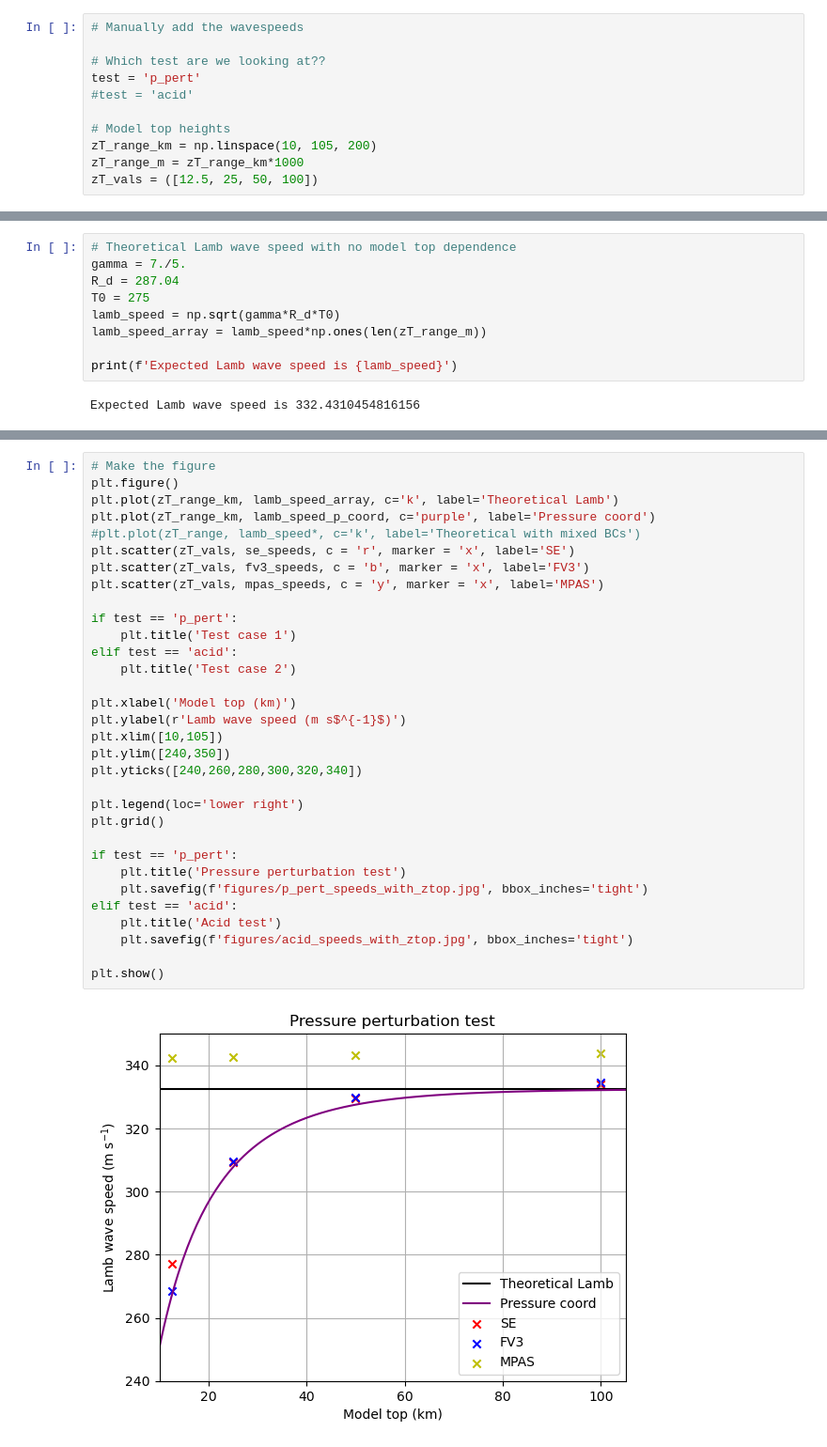
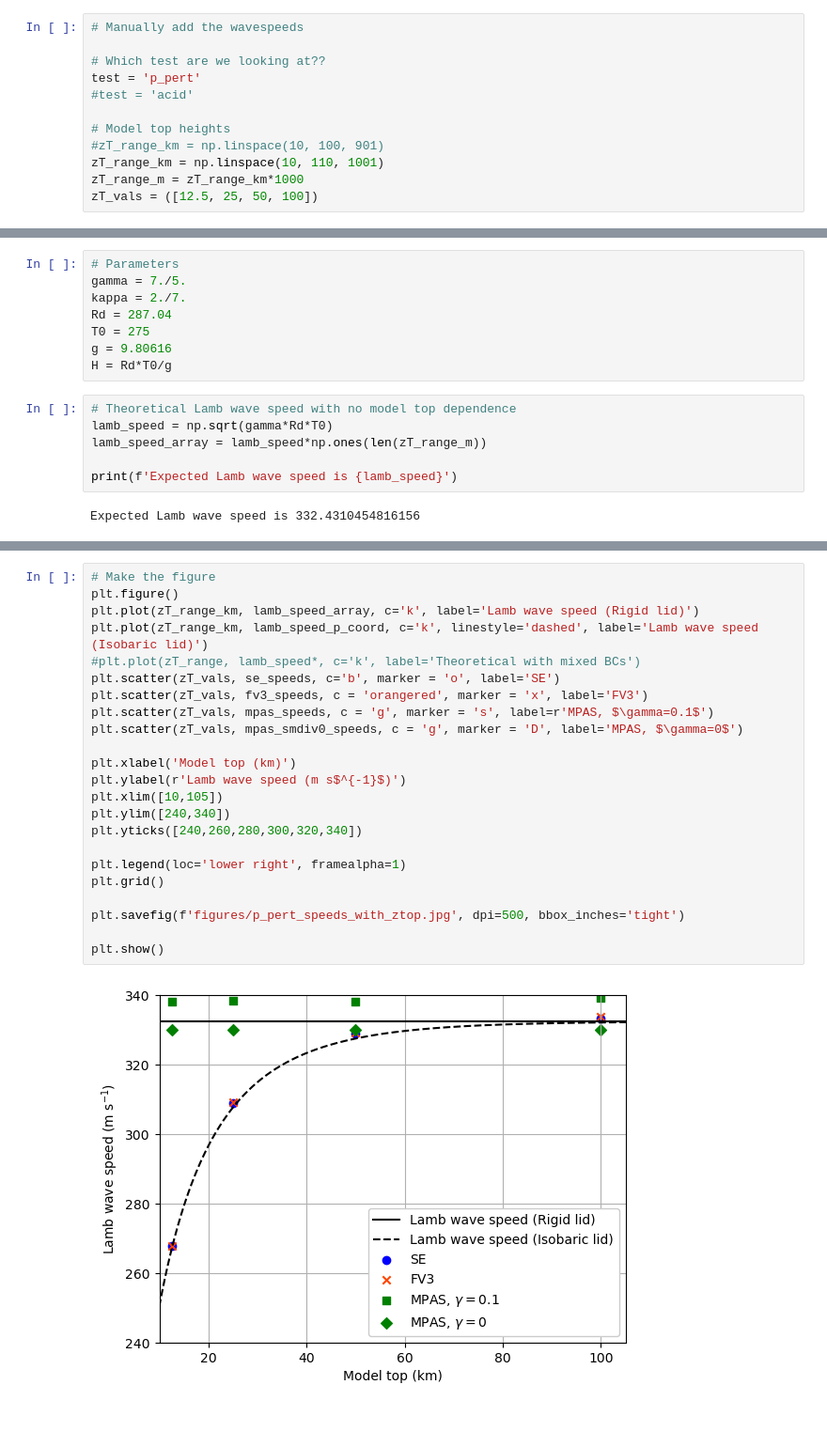
Before and after one commit to nick4cone/LambWavePaper, a Jupyter notebook: Analysis/lamb_wave_speed_with_z_top.ipynb, the cells around one changed output, grey strips where cells are left out. Shown at 94% size. Drawn from its saved outputs; the diff is of its cells as text; blank space fills up the shorter version.

```diff
--- a/Analysis/lamb_wave_speed_with_z_top.ipynb
+++ b/Analysis/lamb_wave_speed_with_z_top.ipynb
@@ -75,7 +80,8 @@ test = 'p_pert'
 #test = 'acid'
 
 # Model top heights
-zT_range_km = np.linspace(10, 105, 200)
+#zT_range_km = np.linspace(10, 100, 901)
+zT_range_km = np.linspace(10, 110, 1001)
 zT_range_m = zT_range_km*1000
 zT_vals = ([12.5, 25, 50, 100])
 # %%
@@ -90,9 +103,14 @@ elif test == 'acid':
+# %%
+# Parameters
+gamma = 7./5.
+kappa = 2./7.
+Rd = 287.04
+T0 = 275
+g = 9.80616
+H = Rd*T0/g
 # %%
 # Theoretical Lamb wave speed with no model top dependence
-gamma = 7./5.
-R_d = 287.04
-T0 = 275
-lamb_speed = np.sqrt(gamma*R_d*T0)
+lamb_speed = np.sqrt(gamma*Rd*T0)
 lamb_speed_array = lamb_speed*np.ones(len(zT_range_m))
 
 print(f'Expected Lamb wave speed is {lamb_speed}')
@@ -125,35 +134,26 @@ plt.plot(zT_range_km, np.ones(len(heights))*8*H/7)
 # %%
 # Make the figure
 plt.figure()
-plt.plot(zT_range_km, lamb_speed_array, c='k', label='Theoretical Lamb')
-plt.plot(zT_range_km, lamb_speed_p_coord, c='purple', label='Pressure coord')
+plt.plot(zT_range_km, lamb_speed_array, c='k', label='Lamb wave speed (Rigid lid)')
+plt.plot(zT_range_km, lamb_speed_p_coord, c='k', linestyle='dashed', label='Lamb wave speed (Isobaric lid)')
 #plt.plot(zT_range, lamb_speed*, c='k', label='Theoretical with mixed BCs')
-plt.scatter(zT_vals, se_speeds, c = 'r', marker = 'x', label='SE')
-plt.scatter(zT_vals, fv3_speeds, c = 'b', marker = 'x', label='FV3')
-plt.scatter(zT_vals, mpas_speeds, c = 'y', marker = 'x', label='MPAS')
-
-if test == 'p_pert':
-    plt.title('Test case 1')
-elif test == 'acid':
-    plt.title('Test case 2')
+plt.scatter(zT_vals, se_speeds, c='b', marker = 'o', label='SE')
+plt.scatter(zT_vals, fv3_speeds, c = 'orangered', marker = 'x', label='FV3')
+plt.scatter(zT_vals, mpas_speeds, c = 'g', marker = 's', label=r'MPAS, $\gamma=0.1$')
+plt.scatter(zT_vals, mpas_smdiv0_speeds, c = 'g', marker = 'D', label='MPAS, $\gamma=0$')
 
 plt.xlabel('Model top (km)')
 plt.ylabel(r'Lamb wave speed (m s$^{-1}$)')
 plt.xlim([10,105])
-plt.ylim([240,350])
+plt.ylim([240,340])
 plt.yticks([240,260,280,300,320,340])
 
-plt.legend(loc='lower right')
+plt.legend(loc='lower right', framealpha=1)
 plt.grid()
 
-if test == 'p_pert':
-    plt.title('Pressure perturbation test')
-    plt.savefig(f'figures/p_pert_speeds_with_ztop.jpg', bbox_inches='tight')
-elif test == 'acid':
-    plt.title('Acid test')
-    plt.savefig(f'figures/acid_speeds_with_ztop.jpg', bbox_inches='tight')
+plt.savefig(f'figures/p_pert_speeds_with_ztop.jpg', dpi=500, bbox_inches='tight')
 
 plt.show()
 # %% [output]
-[figure, old version]
+[figure, new version]
 # %%
```
Also changed, not shown: parts of 6 cells of this notebook, 7 other files.
